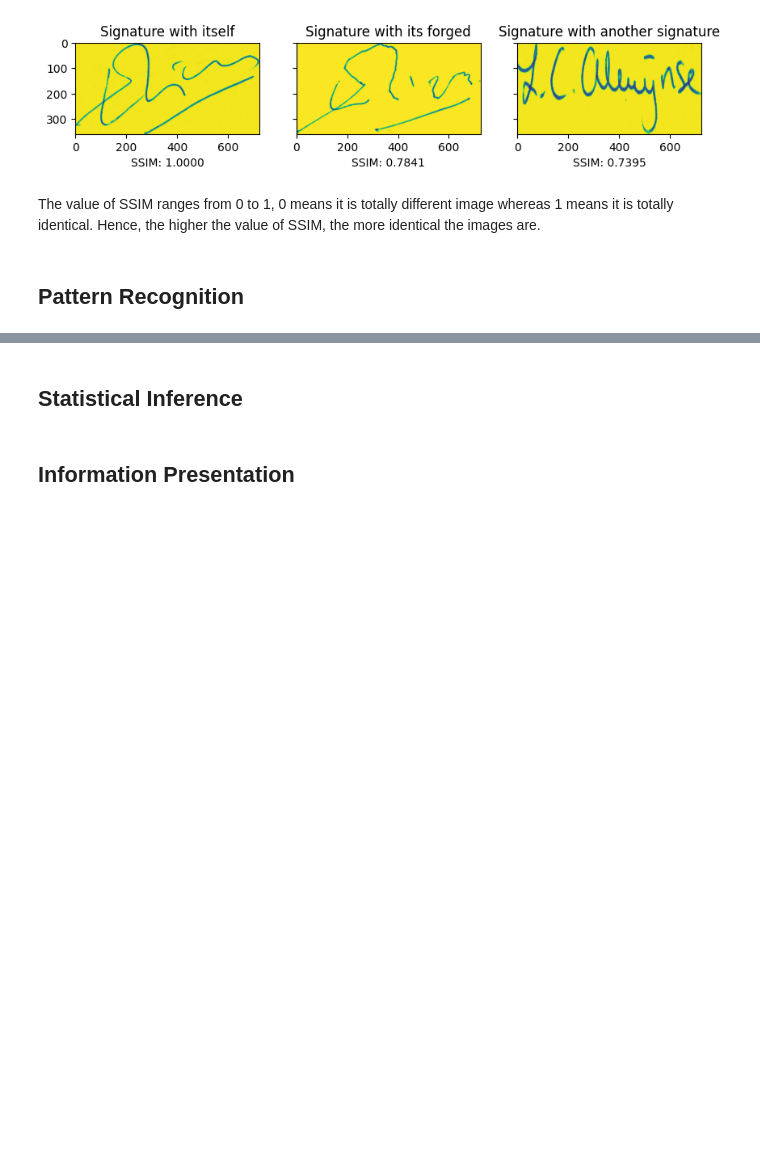
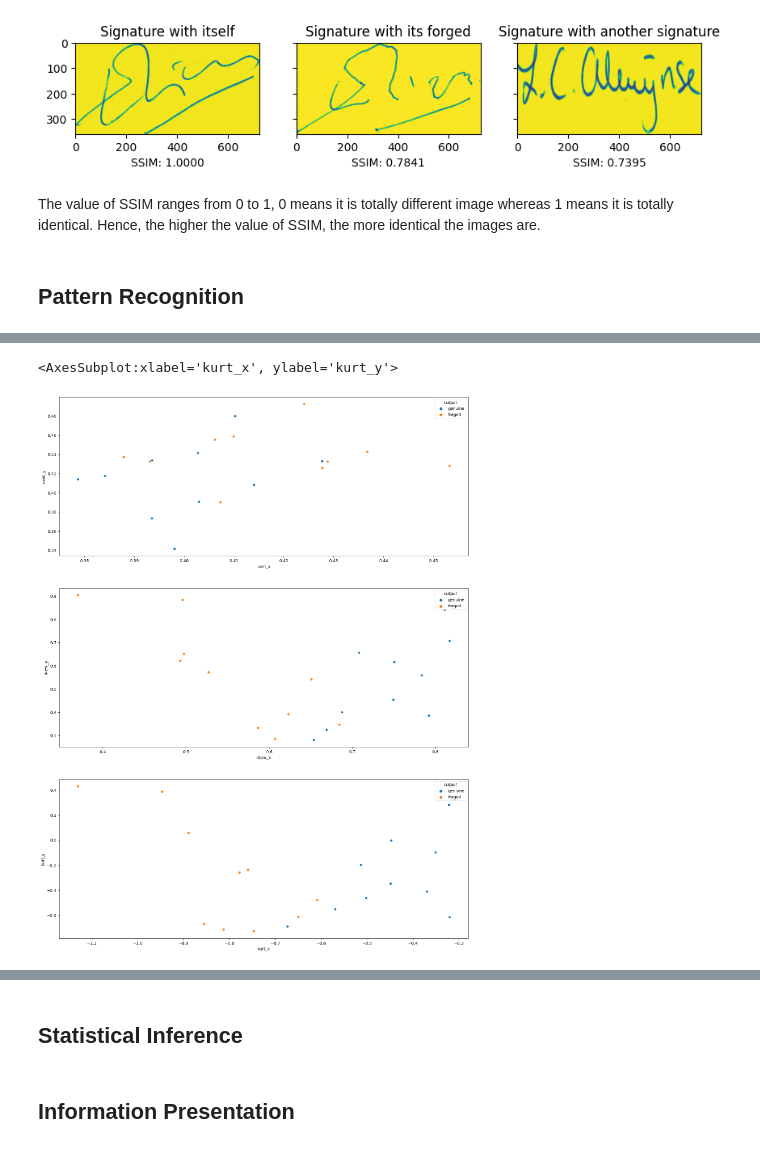
Before and after one commit to tyeejian/Signature-Forgery-Detection, a Jupyter notebook: Workbook/Signature Forgery Detection.ipynb, the cells around one changed output, grey strips where cells are left out. Cells and saved outputs as stored; diff of their text form; code cells hidden in the pictures; blank space fills up the shorter version.

```diff
--- a/Workbook/Signature Forgery Detection.ipynb
+++ b/Workbook/Signature Forgery Detection.ipynb
@@ -536,0 +543,22 @@ The value of SSIM ranges from 0 to 1, 0 means it is totally different image wher
+# %%
+import seaborn as sb
+# read the csv file
+# e.g person 1 signatures
+features = pd.read_csv("../Dataset/Features/Training/training_050.csv")
+genuine = features.loc[features['output'] == 1]
+forged = features.loc[features['output'] == 0]
+
+
+# renaming the output column to
+# 0 = forged
+# 1 = genuine
+
+features['output'] = features['output'].replace({0:'forged', 1:'genuine'})
+f, axes = plt.subplots(3
+                       ,1, figsize=(18,24))
+sb.scatterplot(data = features,x='cent_x',y='cent_y',hue='output', ax=axes[0])
+sb.scatterplot(data=features , x="skew_x" ,y='skew_y', hue='output', ax=axes[1])
+sb.scatterplot(data=features , x='kurt_x' ,y='kurt_y' ,hue='output', ax=axes[2])
+# %% [output]
+<AxesSubplot:xlabel='kurt_x', ylabel='kurt_y'>
+[figure, added]
```
Also changed, not shown: parts of 7 cells of this notebook, 3 other files.
